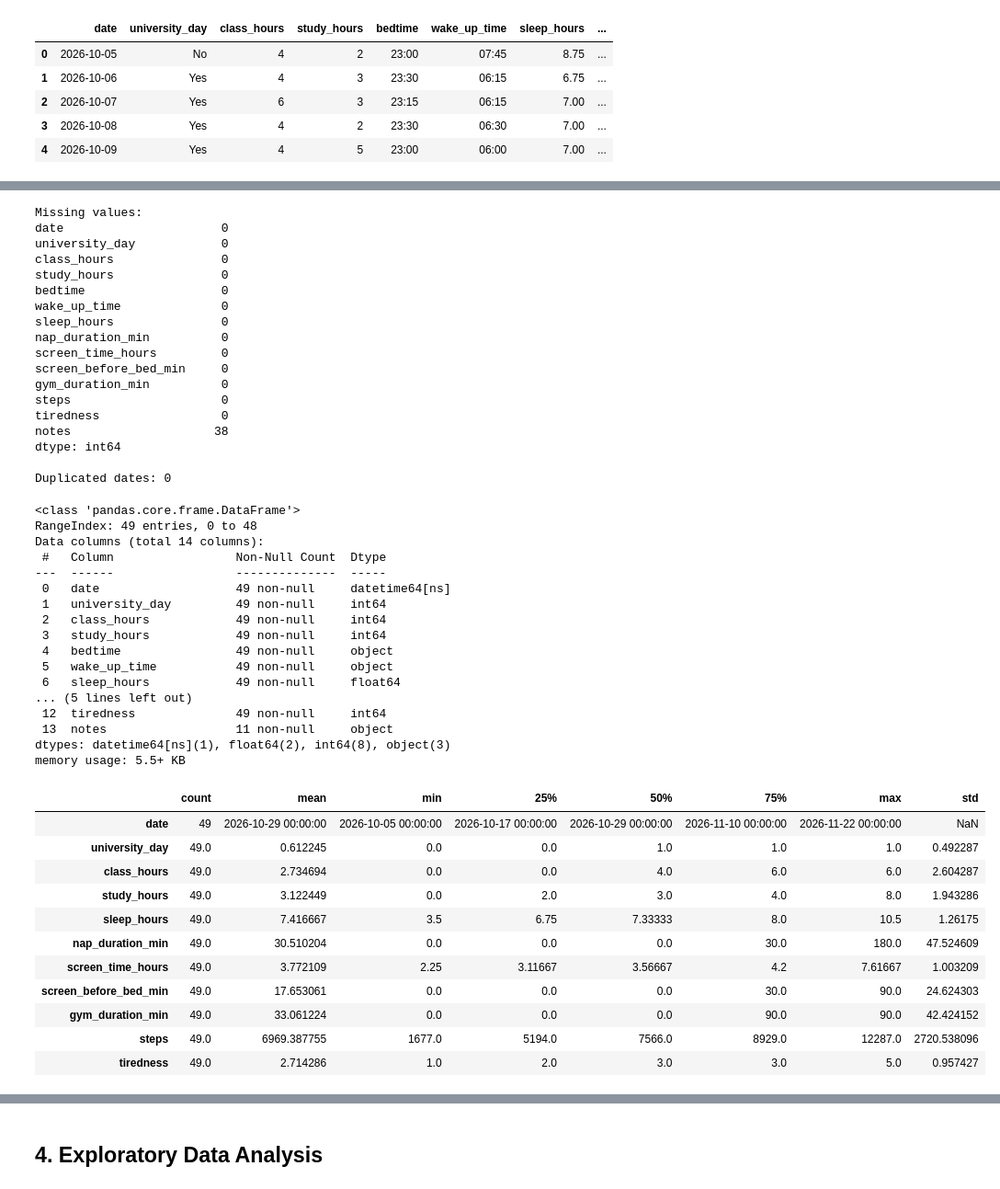
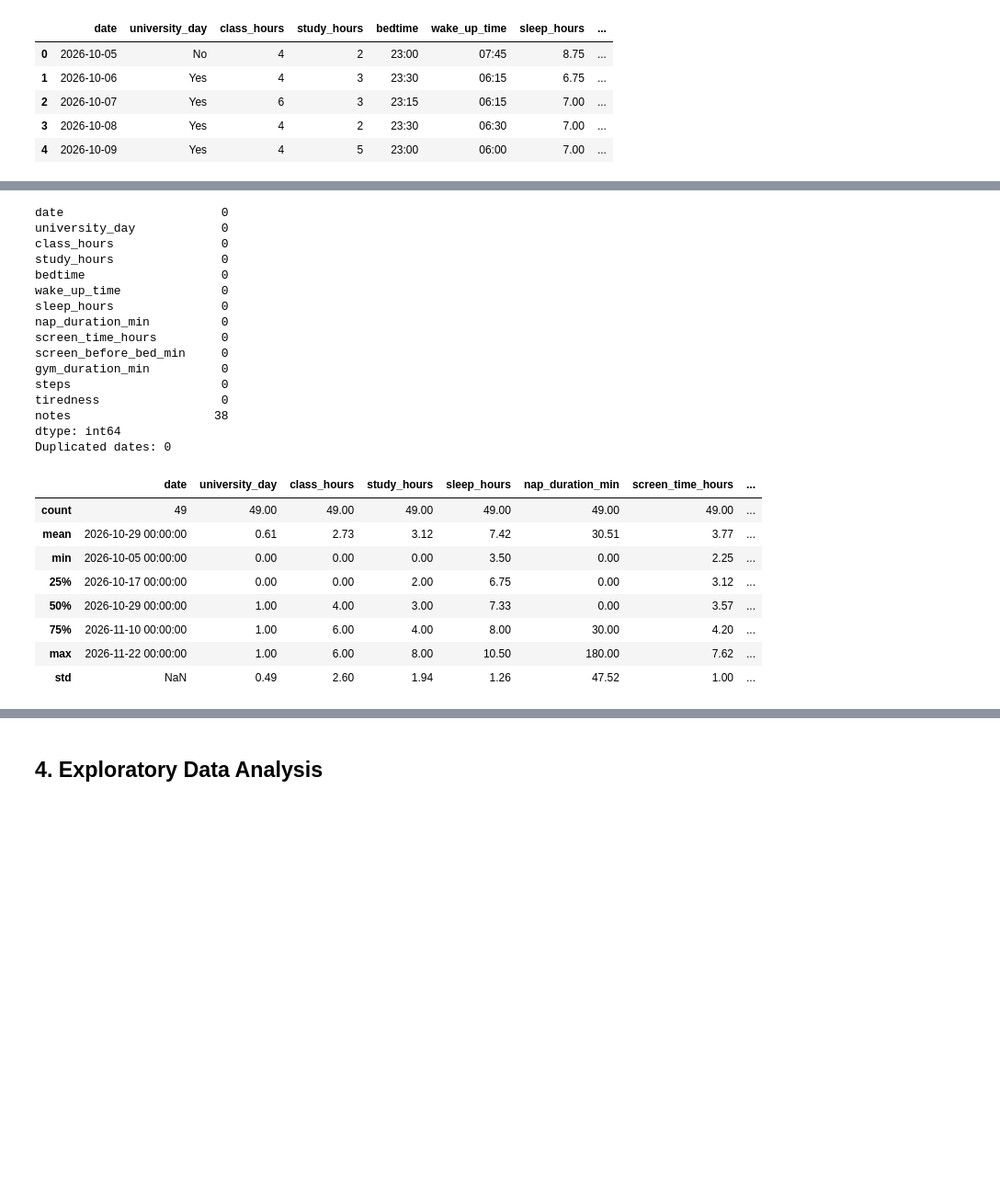
Before and after one commit to martacampas/what-makes-me-tired, a Jupyter notebook: tiredness_analysis.ipynb, the cells around one changed output, grey strips where cells are left out. Shown at 92% size. Cells and saved outputs as stored; diff of their text form; code cells hidden in the pictures; blank space fills up the shorter version.

```diff
--- a/tiredness_analysis.ipynb
+++ b/tiredness_analysis.ipynb
@@ -18,17 +17,16 @@ from scipy import stats
 # %%
-# Path to the dataset (works both in the repository and in Colab)
-DATA_PATH = "data/Why_Am_I_So_Tired_final.xlsx"
-if not os.path.exists(DATA_PATH):
-    DATA_PATH = "Why_Am_I_So_Tired_final.xlsx"
+# Load the dataset (from the data/ folder, or from the same folder in Colab)
+path = "data/Why_Am_I_So_Tired_final.xlsx"
+if not os.path.exists(path):
+    path = "Why_Am_I_So_Tired_final.xlsx"
 
-# Output folders
+df = pd.read_excel(path, sheet_name="Daily data")
+
+# Folders to save figures and results
 os.makedirs("figures", exist_ok=True)
 os.makedirs("results", exist_ok=True)
 
-# Load the dataset
-df = pd.read_excel(DATA_PATH, sheet_name="Daily data")
-
-display(df.head())
+df.head()
 # %% [output]
 |  | date | university_day | class_hours | study_hours | bedtime | wake_up_time | sleep_hours | ... |
 | 0 | 2026-10-05 | No | 4 | 2 | 23:00 | 07:45 | 8.75 | ... |
@@ -52,10 +41,8 @@ Notes on the variables:
 # %%
-print("Missing values:")
+# Check missing values and duplicated dates
 print(df.isnull().sum())
-
-print("\nDuplicated dates:", df['date'].duplicated().sum())
+print("Duplicated dates:", df['date'].duplicated().sum())
 # %% [output]
-Missing values:
 date                      0
 university_day            0
 class_hours               0
@@ -71,51 +58,23 @@ steps                     0
 tiredness                 0
 notes                    38
 dtype: int64
-
 Duplicated dates: 0
 # %%
-# Convert date column to datetime and sort by date
+# Convert types
 df['date'] = pd.to_datetime(df['date'])
-df = df.sort_values('date').reset_index(drop=True)
-
-# Convert university_day into a binary variable
 df['university_day'] = df['university_day'].map({'No': 0, 'Yes': 1})
 
-# Check data types
-df.info()
-
-# Summary statistics
-display(df.describe().T.round(2))
+df.describe().round(2)
 # %% [output]
-<class 'pandas.core.frame.DataFrame'>
-RangeIndex: 49 entries, 0 to 48
-Data columns (total 14 columns):
- #   Column                 Non-Null Count  Dtype
----  ------                 --------------  -----
- 0   date                   49 non-null     datetime64[ns]
- 1   university_day         49 non-null     int64
- 2   class_hours            49 non-null     int64
- 3   study_hours            49 non-null     int64
- 4   bedtime                49 non-null     object
- 5   wake_up_time           49 non-null     object
- 6   sleep_hours            49 non-null     float64
-... (5 lines left out)
- 12  tiredness              49 non-null     int64
- 13  notes                  11 non-null     object
-dtypes: datetime64[ns](1), float64(2), int64(8), object(3)
-memory usage: 5.5+ KB
-|  | count | mean | min | 25% | 50% | 75% | max | std |
-| date | 49 | 2026-10-29 00:00:00 | 2026-10-05 00:00:00 | 2026-10-17 00:00:00 | 2026-10-29 00:00:00 | 2026-11-10 00:00:00 | 2026-11-22 00:00:00 | NaN |
-| university_day | 49.0 | 0.612245 | 0.0 | 0.0 | 1.0 | 1.0 | 1.0 | 0.492287 |
-| class_hours | 49.0 | 2.734694 | 0.0 | 0.0 | 4.0 | 6.0 | 6.0 | 2.604287 |
-| study_hours | 49.0 | 3.122449 | 0.0 | 2.0 | 3.0 | 4.0 | 8.0 | 1.943286 |
-| sleep_hours | 49.0 | 7.416667 | 3.5 | 6.75 | 7.33333 | 8.0 | 10.5 | 1.26175 |
-| nap_duration_min | 49.0 | 30.510204 | 0.0 | 0.0 | 0.0 | 30.0 | 180.0 | 47.524609 |
-| screen_time_hours | 49.0 | 3.772109 | 2.25 | 3.11667 | 3.56667 | 4.2 | 7.61667 | 1.003209 |
-| screen_before_bed_min | 49.0 | 17.653061 | 0.0 | 0.0 | 0.0 | 30.0 | 90.0 | 24.624303 |
-| gym_duration_min | 49.0 | 33.061224 | 0.0 | 0.0 | 0.0 | 90.0 | 90.0 | 42.424152 |
-| steps | 49.0 | 6969.387755 | 1677.0 | 5194.0 | 7566.0 | 8929.0 | 12287.0 | 2720.538096 |
-| tiredness | 49.0 | 2.714286 | 1.0 | 2.0 | 3.0 | 3.0 | 5.0 | 0.957427 |
+|  | date | university_day | class_hours | study_hours | sleep_hours | nap_duration_min | screen_time_hours | ... |
+| count | 49 | 49.00 | 49.00 | 49.00 | 49.00 | 49.00 | 49.00 | ... |
+| mean | 2026-10-29 00:00:00 | 0.61 | 2.73 | 3.12 | 7.42 | 30.51 | 3.77 | ... |
+| min | 2026-10-05 00:00:00 | 0.00 | 0.00 | 0.00 | 3.50 | 0.00 | 2.25 | ... |
+| 25% | 2026-10-17 00:00:00 | 0.00 | 0.00 | 2.00 | 6.75 | 0.00 | 3.12 | ... |
+| 50% | 2026-10-29 00:00:00 | 1.00 | 4.00 | 3.00 | 7.33 | 0.00 | 3.57 | ... |
+| 75% | 2026-11-10 00:00:00 | 1.00 | 6.00 | 4.00 | 8.00 | 30.00 | 4.20 | ... |
+| max | 2026-11-22 00:00:00 | 1.00 | 6.00 | 8.00 | 10.50 | 180.00 | 7.62 | ... |
+| std | NaN | 0.49 | 2.60 | 1.94 | 1.26 | 47.52 | 1.00 | ... |
 # %% [markdown]
 ## 3. Feature Engineering
 
```
Also changed, not shown: parts of 31 cells of this notebook, 1 other file.
